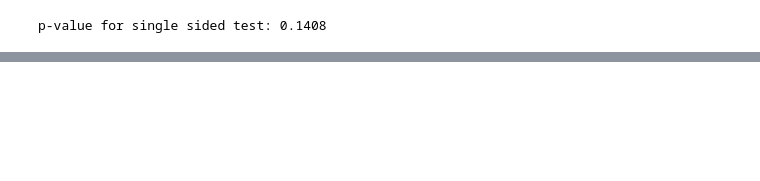
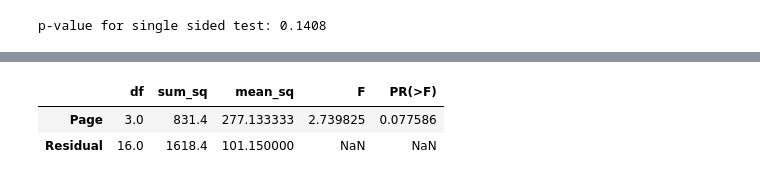
Before and after one commit to NurmukhamedKZ/Data-Projects, a Jupyter notebook: Practical_statistics/Chapter3.ipynb, the cells around one changed output, grey strips where cells are left out. Saved outputs shown, nothing was run; the diff lists cells and outputs as text; code cells hidden in the pictures; blank space fills up the shorter version.

```diff
--- a/Practical_statistics/Chapter3.ipynb
+++ b/Practical_statistics/Chapter3.ipynb
@@ -128,0 +151,14 @@ p-value for single sided test: 0.1408
+# %%
+four_sessions1 = pd.read_csv("https://raw.githubusercontent.com/gedeck/practical-statistics-for-data-scientists/refs/heads/master/data/four_sessions.csv")
+
+observed_variance = four_sessions1.groupby('Page').mean().var().iloc[0]
+
+print('Observed means:', four_sessions1.groupby('Page').mean().values.ravel())
+print('Variance:', observed_variance)
+
+def perm_test(df):
+    df = df.copy()
+    df["Time"] = np.random.permutation(df.Time.values)
+    return df.groupby('Page').mean().var().iloc[0]
+
+print(perm_test(four_sessions1))
@@ -128,0 +187,7 @@ p-value for single sided test: 0.1408
+# %%
+model1 = smf.ols("Time ~ Page", data=four_sessions1).fit()
+sm.stats.anova_lm(model1)
+# %% [output]
+|  | df | sum_sq | mean_sq | F | PR(>F) |
+| Page | 3.0 | 831.4 | 277.133333 | 2.739825 | 0.077586 |
+| Residual | 16.0 | 1618.4 | 101.150000 | NaN | NaN |
```
Also changed, not shown: parts of 8 cells of this notebook, 5 other files.
